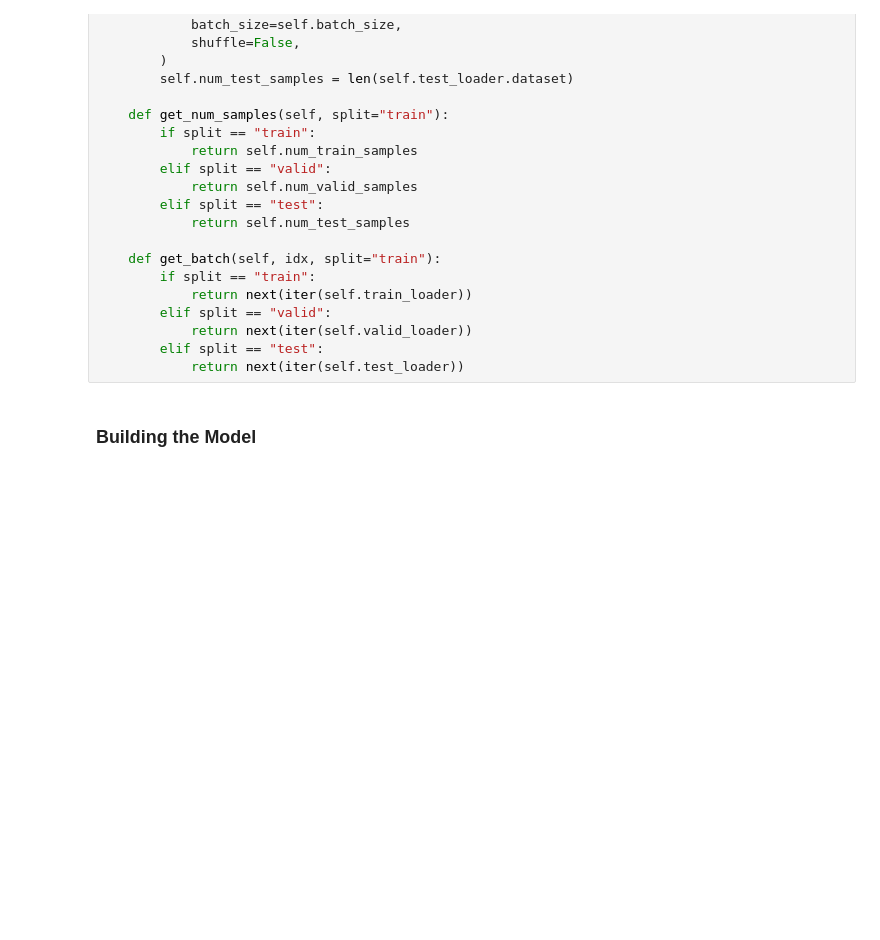
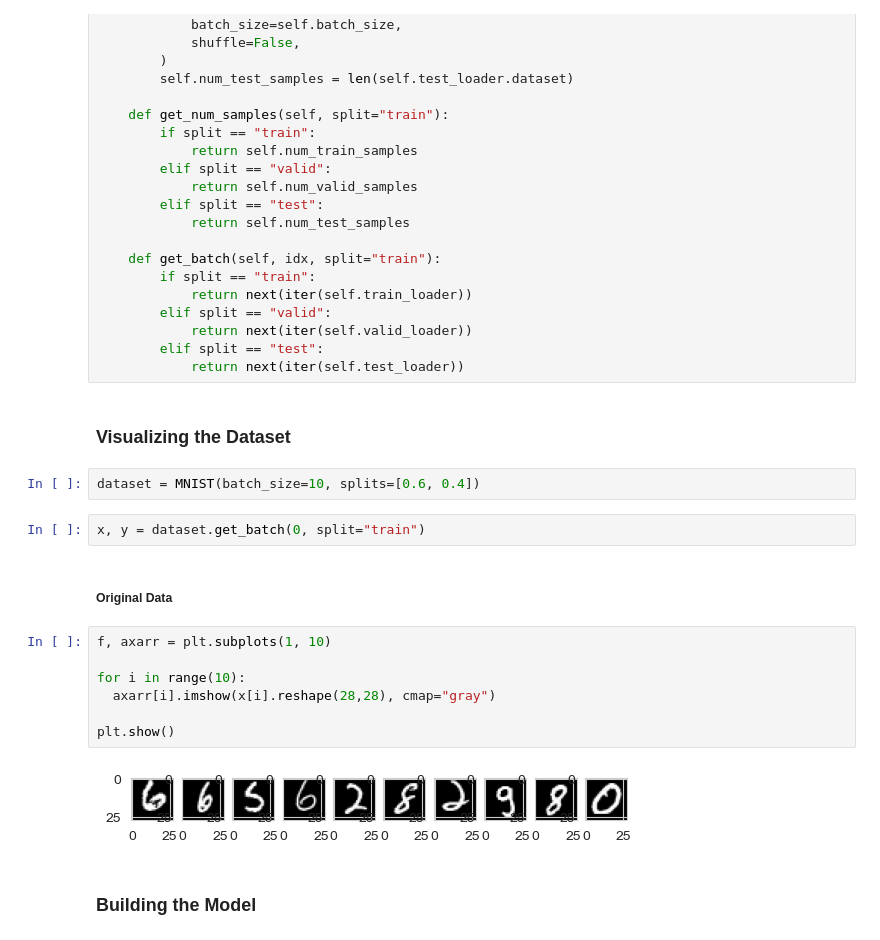
Before and after one commit to rsha256/CS-182-encoders-demo, a Jupyter notebook: demo16_encoders.ipynb, the cells around one changed output. Drawn from its saved outputs; the diff is of its cells as text; blank space fills up the shorter version.

Commit message:
add visualization of data pre-masking

```diff
--- a/demo16_encoders.ipynb
+++ b/demo16_encoders.ipynb
@@ -86,6 +85,23 @@ class MNIST:
             return next(iter(self.valid_loader))
         elif split == "test":
             return next(iter(self.test_loader))
+# %% [markdown]
+### Visualizing the Dataset
+# %%
+dataset = MNIST(batch_size=10, splits=[0.6, 0.4])
+# %%
+x, y = dataset.get_batch(0, split="train")
+# %% [markdown]
+##### Original Data
+# %%
+f, axarr = plt.subplots(1, 10)
+
+for i in range(10):
+  axarr[i].imshow(x[i].reshape(28,28), cmap="gray")
+
+plt.show()
+# %% [output]
+[figure, added]
 # %% [markdown]
 ### Building the Model
 # %%
```
Also changed, not shown: parts of 5 cells of this notebook, 8 other files.
